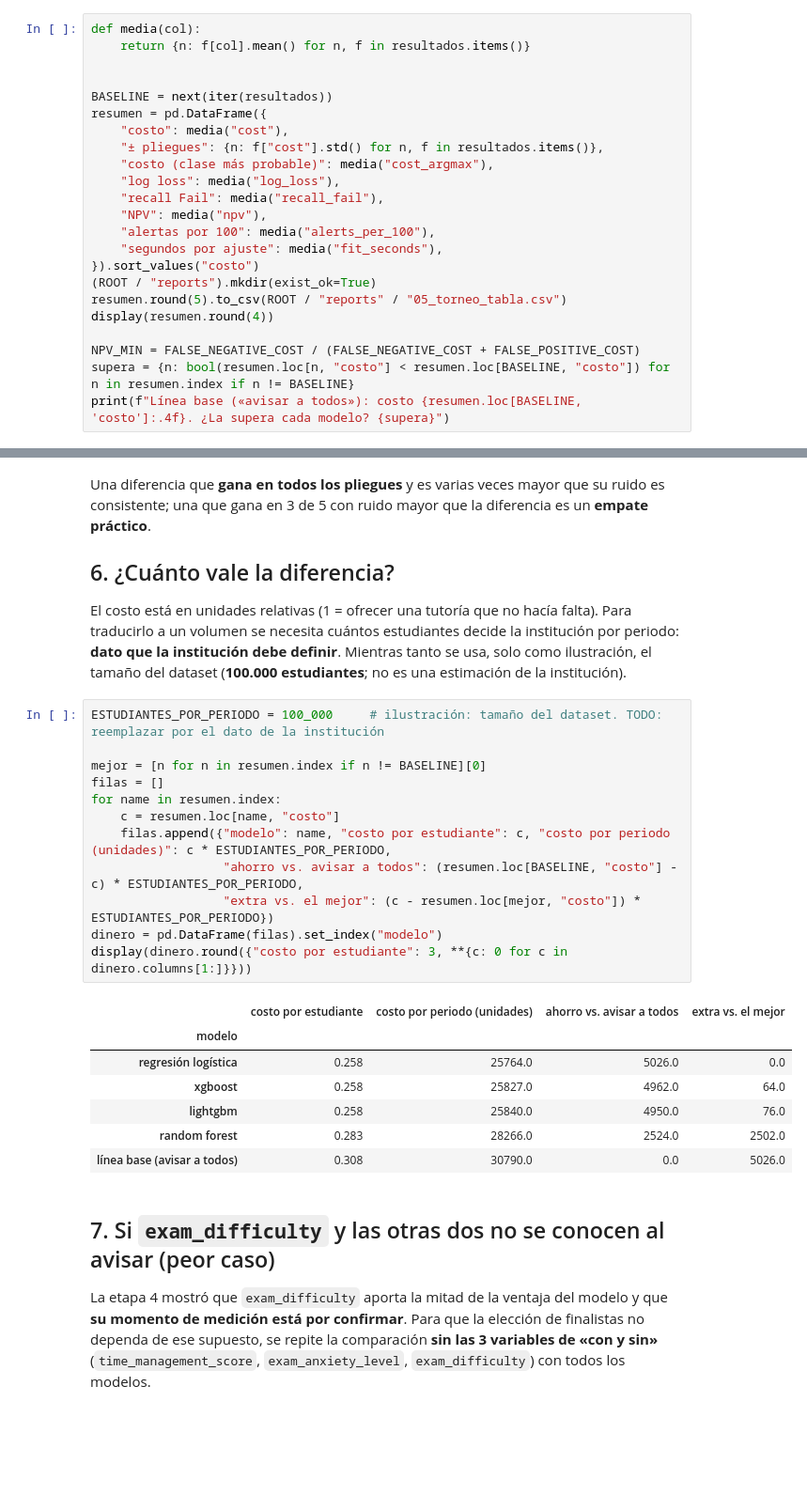
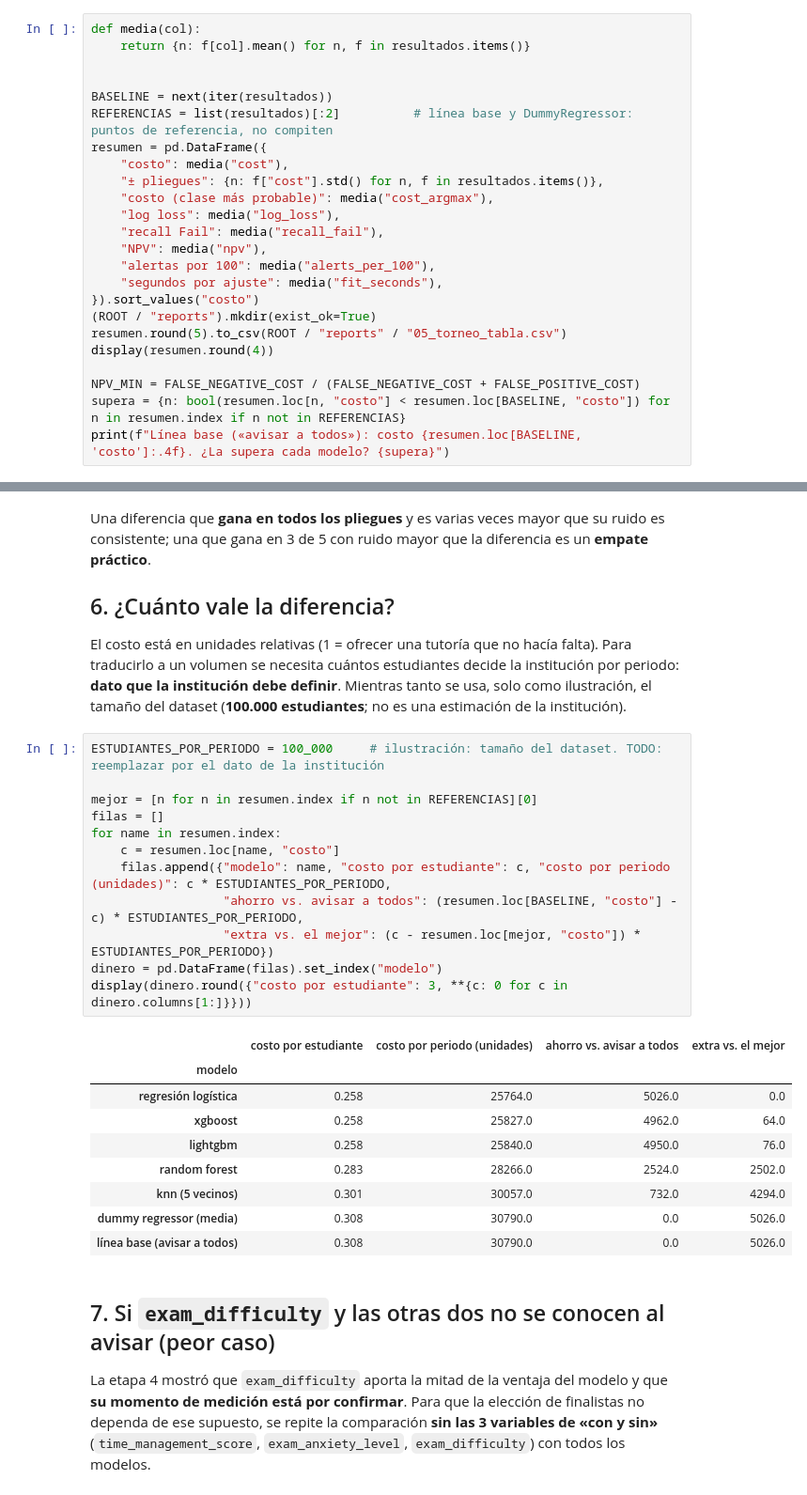
Before and after one commit to 123omarrendon/esp_lab_analisis_avanzado, a Jupyter notebook: notebooks/05b_torneo_aprueba_o_no.ipynb, the cells around one changed output, grey strips where cells are left out. Shown at 94% size. Drawn from its saved outputs; the diff is of its cells as text; blank space fills up the shorter version.

```diff
--- a/notebooks/05b_torneo_aprueba_o_no.ipynb
+++ b/notebooks/05b_torneo_aprueba_o_no.ipynb
@@ -111,6 +115,7 @@ def media(col):
 
 
 BASELINE = next(iter(resultados))
+REFERENCIAS = list(resultados)[:2]          # línea base y DummyRegressor: puntos de referencia, no compiten
 resumen = pd.DataFrame({
     "costo": media("cost"),
     "± pliegues": {n: f["cost"].std() for n, f in resultados.items()},
@@ -126,7 +131,7 @@ resumen.round(5).to_csv(ROOT / "reports" / "05_torneo_tabla.csv")
 display(resumen.round(4))
 
 NPV_MIN = FALSE_NEGATIVE_COST / (FALSE_NEGATIVE_COST + FALSE_POSITIVE_COST)
-supera = {n: bool(resumen.loc[n, "costo"] < resumen.loc[BASELINE, "costo"]) for n in resumen.index if n != BASELINE}
+supera = {n: bool(resumen.loc[n, "costo"] < resumen.loc[BASELINE, "costo"]) for n in resumen.index if n not in REFERENCIAS}
 print(f"Línea base («avisar a todos»): costo {resumen.loc[BASELINE, 'costo']:.4f}. ¿La supera cada modelo? {supera}")
 # %% [output]
 |  | costo | ± pliegues | costo (clase más probable) | log loss | recall Fail | NPV | alertas por 100 | ... |
@@ -291,22 +306,24 @@ El costo está en unidades relativas (1 = ofrecer una tutoría que no hacía fal
 # %%
 ESTUDIANTES_POR_PERIODO = 100_000     # ilustración: tamaño del dataset. TODO: reemplazar por el dato de la institución
 
-mejor = [n for n in resumen.index if n != BASELINE][0]
+mejor = [n for n in resumen.index if n not in REFERENCIAS][0]
 filas = []
 for name in resumen.index:
     c = resumen.loc[name, "costo"]
     filas.append({"modelo": name, "costo por estudiante": c, "costo por periodo (unidades)": c * ESTUDIANTES_POR_PERIODO,
                   "ahorro vs. avisar a todos": (resumen.loc[BASELINE, "costo"] - c) * ESTUDIANTES_POR_PERIODO,
                   "extra vs. el mejor": (c - resumen.loc[mejor, "costo"]) * ESTUDIANTES_POR_PERIODO})
 dinero = pd.DataFrame(filas).set_index("modelo")
 display(dinero.round({"costo por estudiante": 3, **{c: 0 for c in dinero.columns[1:]}}))
 # %% [output]
 |  | costo por estudiante | costo por periodo (unidades) | ahorro vs. avisar a todos | extra vs. el mejor |
 | modelo |  |  |  |  |
 | regresión logística | 0.258 | 25764.0 | 5026.0 | 0.0 |
 | xgboost | 0.258 | 25827.0 | 4962.0 | 64.0 |
 | lightgbm | 0.258 | 25840.0 | 4950.0 | 76.0 |
 | random forest | 0.283 | 28266.0 | 2524.0 | 2502.0 |
+| knn (5 vecinos) | 0.301 | 30057.0 | 732.0 | 4294.0 |
+| dummy regressor (media) | 0.308 | 30790.0 | 0.0 | 5026.0 |
 | línea base (avisar a todos) | 0.308 | 30790.0 | 0.0 | 5026.0 |
 # %% [markdown]
 ## 7. Si `exam_difficulty` y las otras dos no se conocen al avisar (peor caso)
```
Also changed, not shown: parts of 16 cells of this notebook, 13 other files.
